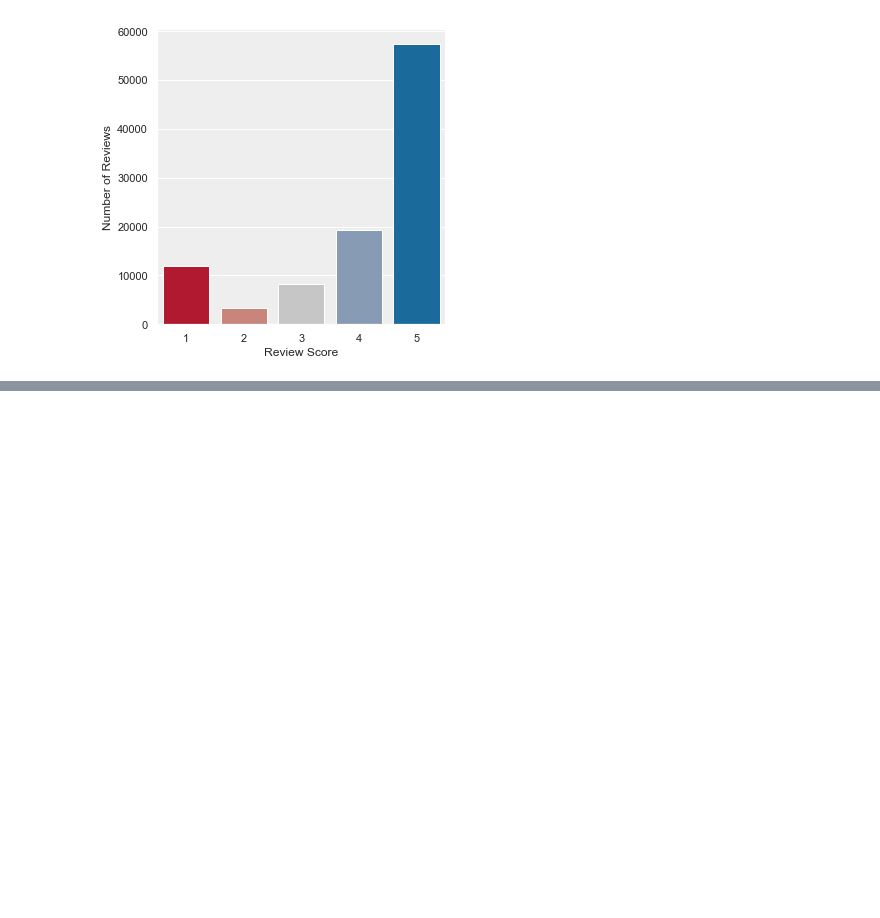
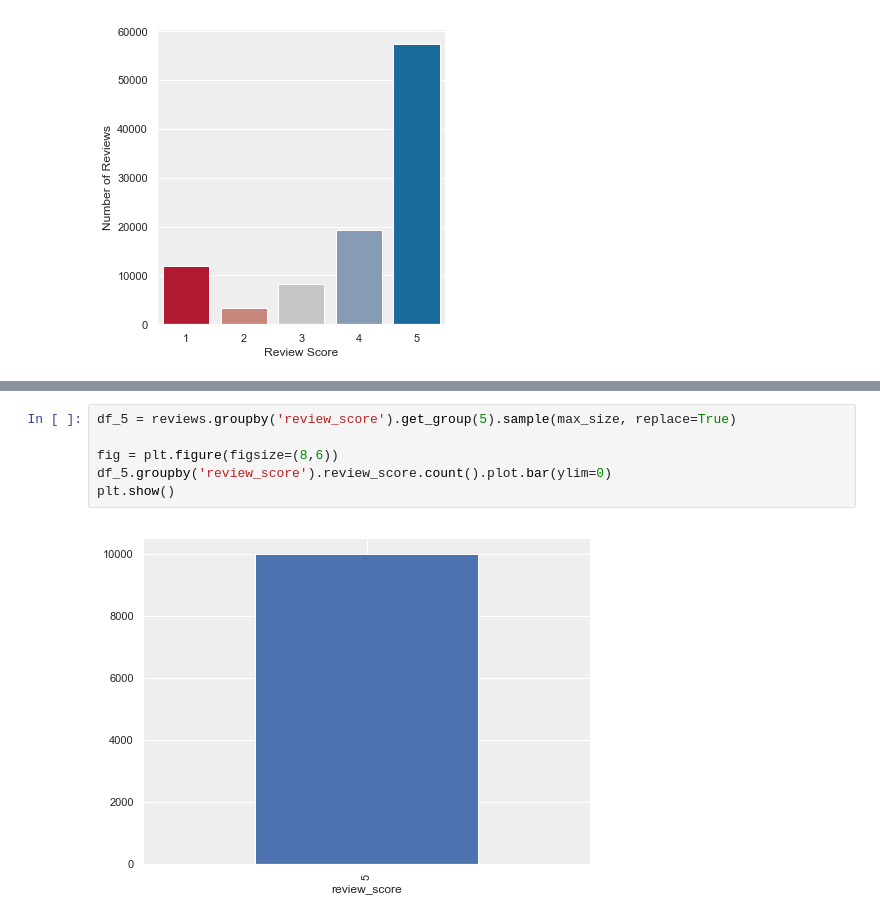
Before and after one commit to joaojaime/dslearning, a Jupyter notebook: Teste.ipynb, the cells around one changed output, grey strips where cells are left out. Saved outputs shown, nothing was run; the diff lists cells and outputs as text; blank space fills up the shorter version.

```diff
--- a/Teste.ipynb
+++ b/Teste.ipynb
@@ -90,0 +183,8 @@ sns.catplot(
+# %%
+df_5 = reviews.groupby('review_score').get_group(5).sample(max_size, replace=True)
+
+fig = plt.figure(figsize=(8,6))
+df_5.groupby('review_score').review_score.count().plot.bar(ylim=0)
+plt.show()
+# %% [output]
+[figure, added]
```
Also changed, not shown: parts of 22 cells of this notebook.
